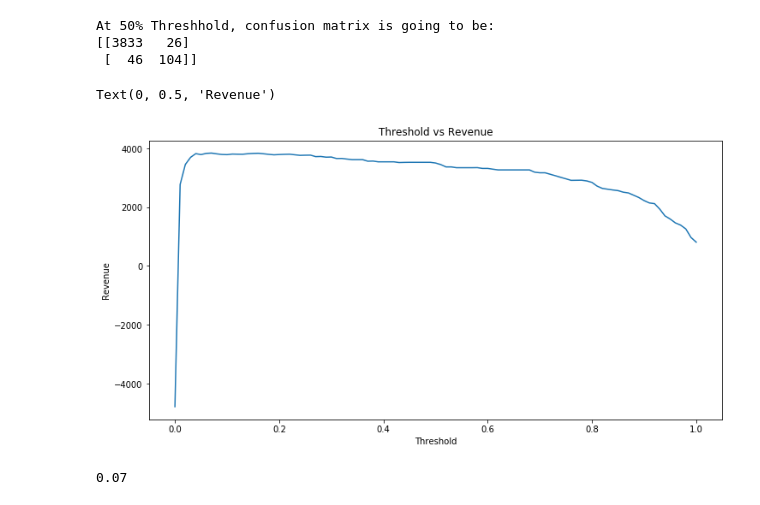
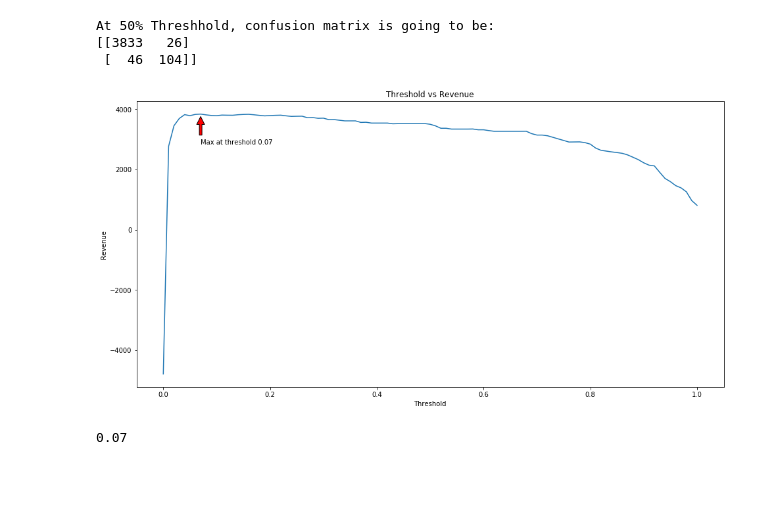
Before and after one commit to chaoskane1314/Detect-Fraud-Financial-Transactions, a Jupyter notebook: src/fraud.ipynb, the cells around one changed output. Saved outputs shown, nothing was run; the diff lists cells and outputs as text; code cells hidden in the pictures; blank space fills up the shorter version.

```diff
--- a/src/fraud.ipynb
+++ b/src/fraud.ipynb
@@ -124,9 +124,9 @@ users["phone"] = users.PHONE_COUNTRY.apply(lambda x: len(x))
 users = pd.merge(users,fraud,how="left",left_on="ID",right_on = "user_id")
 users["is_fraud"] = users.user_id.apply(lambda x:0 if x is np.nan  else 1)
 # %%
-# Try to conver all amount to GBP
-#transaction = pd.merge(transaction,rate,how ="left",left_on="CURRENCY",right_on="Currency")
-#transaction.AMOUNT = transaction.AMOUNT/ transaction.Rate
+#Try to conver all amount to GBP
+transaction = pd.merge(transaction,rate,how ="left",left_on="CURRENCY",right_on="Currency")
+transaction.AMOUNT = transaction.AMOUNT/ transaction.Rate
 # %%
 transaction["is_atm"] =transaction.MERCHANT_CATEGORY.apply(lambda x: 1 if x=="atm" else 0)
 transaction["is_GBR"] = transaction.MERCHANT_COUNTRY.apply(lambda x: 1 if x=="GBR" else 0)
@@ -522,12 +533,19 @@ for threshold in threshold_lst:
     prediction = predict_df["Prediction"] > threshold
     tn, fp, fn, tp = confusion_matrix(y_test,prediction).ravel()
     revenue_lst.append(overall_revenue(fn,fp,tn))
+# %%
+ymax = max(revenue_lst)
+xpos = revenue_lst.index(ymax)
+xmax = threshold_lst[xpos]
 # %%
-plt.figure(figsize=(12,6))
+plt.figure(figsize=(16,8))
 plt.plot(threshold_lst,revenue_lst)
 plt.title("Threshold vs Revenue")
 plt.xlabel("Threshold")
 plt.ylabel("Revenue")
+plt.annotate('Max at threshold {}'.format(xmax), xy=(xmax, ymax), xytext=(xmax, ymax-1000),
+            arrowprops=dict(facecolor='red', shrink=0.1),
+            )
+plt.savefig("../img/threshold.png")
 # %% [output]
-Text(0, 0.5, 'Revenue')
-[figure, old version]
+[figure, new version]
```
Also changed, not shown: parts of 9 cells of this notebook, 3 other files.
